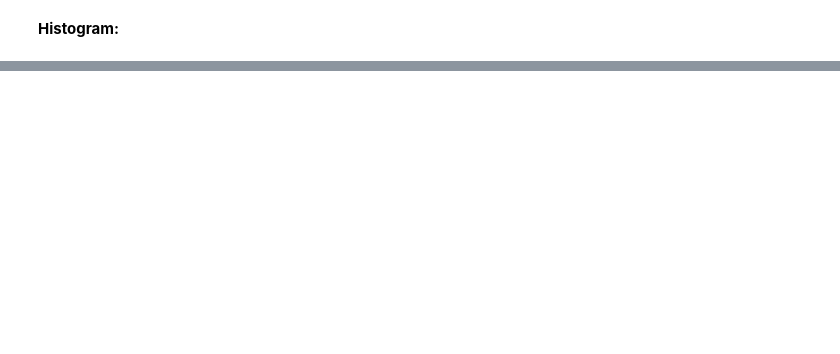
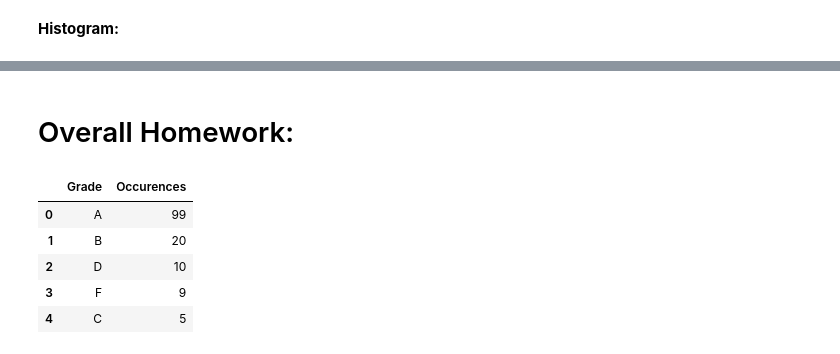
Before and after one commit to talamo13/Student-Success-Dashboard, a Jupyter notebook: F20_HW_Assignments.ipynb, the cells around one changed output, grey strips where cells are left out. Drawn from its saved outputs; the diff is of its cells as text; code cells hidden in the pictures; blank space fills up the shorter version.

```diff
--- a/F20_HW_Assignments.ipynb
+++ b/F20_HW_Assignments.ipynb
@@ -97,0 +106,45 @@ df['HW 1 Points Grade <Numeric MaxPoints:8 Category:Homework>'].plot(kind='hist'
+# %% [markdown]
+# Overall Homework:
+# %%
+## Logic behind the data used in the visualizations
+
+## Put all overall homework scores into a python list
+overall_homework_series = df['HW']
+overall_homework_list = overall_homework_series.tolist()
+
+## Create labels to categorize scrores
+grade_labels = {
+    'A': (164.16,182.4),
+    'B': (145.92,164.15),
+    'C': (127.68,145.91),
+    'D': (109.44,127.67),
+    'F': (0.00,109.43),
+}
+
+## Function to assign labels to homework scores
+def assign_grade(points):
+  for grade,(lower_bound, upper_bound) in grade_labels.items():
+    if lower_bound <= points <= upper_bound:
+      return grade
+
+## Call function to assign labels to homework scores
+overall_grades = [assign_grade(points) for points in overall_homework_list]
+
+## Create pandas series from grades list
+overall_grades_series = pd.Series(overall_grades)
+
+## Calculate how many occurences of each label occur in the dataset
+overall_grade_occurences = overall_grades_series.value_counts()
+
+## Convert grade_occurences into a DataFrame
+df_overall_grade_occurences = pd.DataFrame(overall_grade_occurences).reset_index()
+df_overall_grade_occurences.columns = ['Grade', 'Occurences']
+# %%
+df_overall_grade_occurences
+# %% [output]
+|  | Grade | Occurences |
+| 0 | A | 99 |
+| 1 | B | 20 |
+| 2 | D | 10 |
+| 3 | F | 9 |
+| 4 | C | 5 |
```
Also changed, not shown: parts of 11 cells of this notebook.
